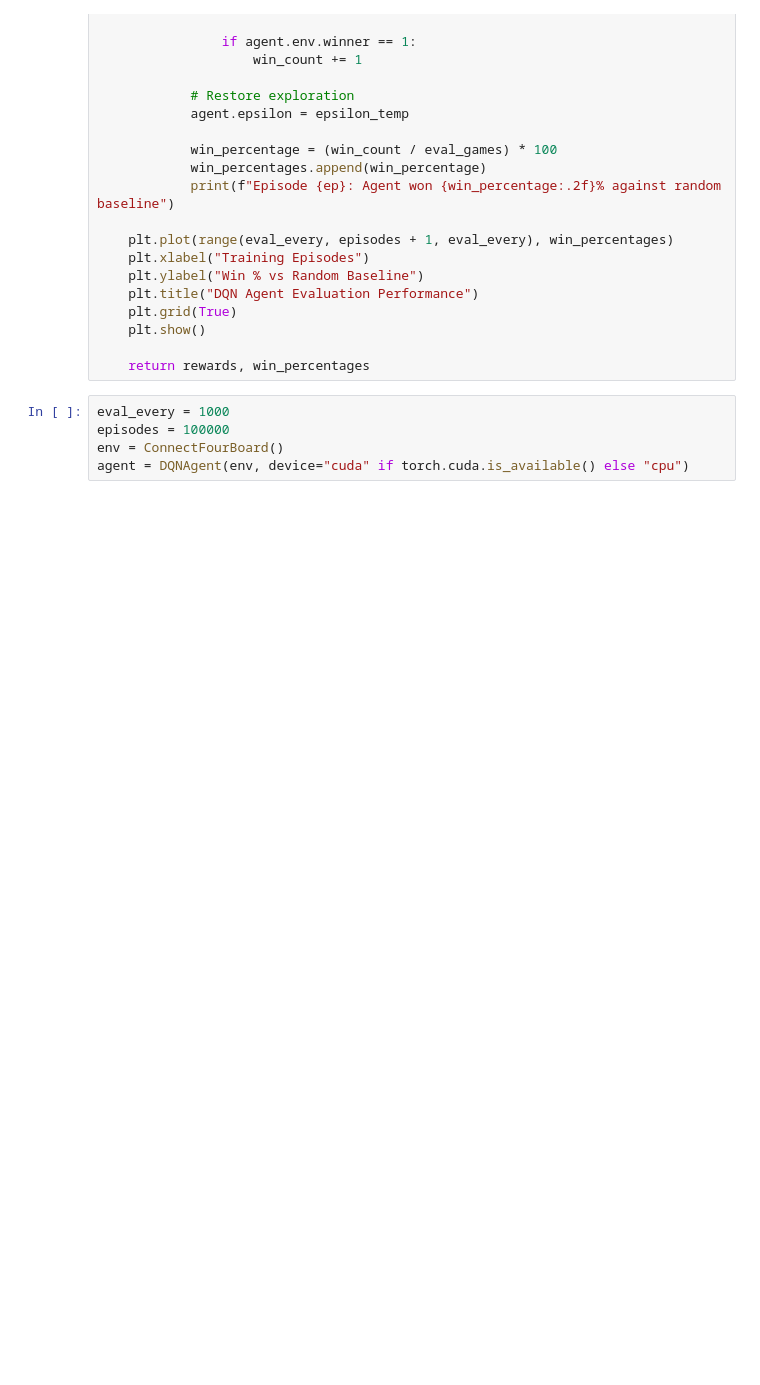
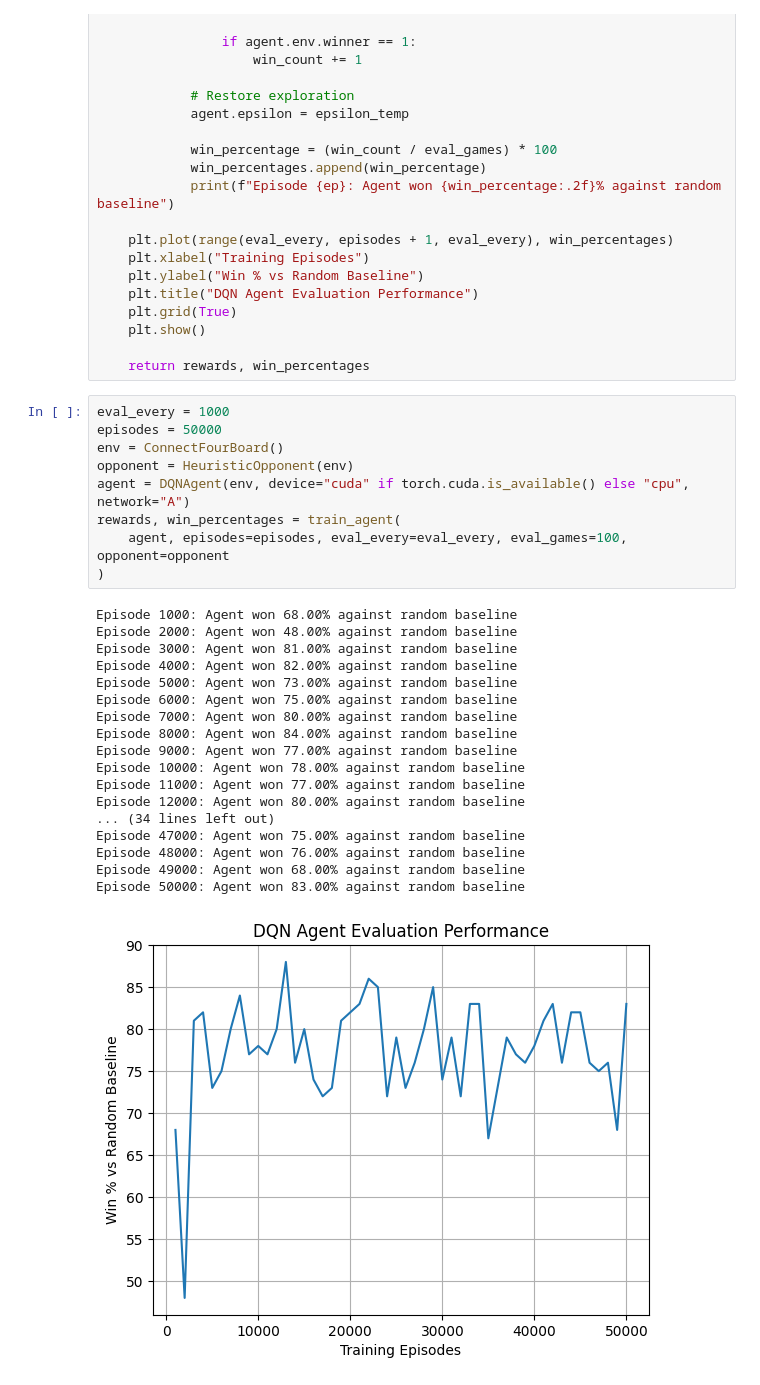
Before and after one commit to Lakshita110/reinforcement-learning, a Jupyter notebook: final_project/smart.ipynb, the cells around one changed output. Saved outputs shown, nothing was run; the diff lists cells and outputs as text; blank space fills up the shorter version.

```diff
--- a/final_project/smart.ipynb
+++ b/final_project/smart.ipynb
@@ -103,6 +107,29 @@ def train_agent(agent, episodes=5000, eval_every=1000, eval_games=100, opponent=
     return rewards, win_percentages
 # %%
 eval_every = 1000
-episodes = 100000
+episodes = 50000
 env = ConnectFourBoard()
-agent = DQNAgent(env, device="cuda" if torch.cuda.is_available() else "cpu")
+opponent = HeuristicOpponent(env)
+agent = DQNAgent(env, device="cuda" if torch.cuda.is_available() else "cpu", network="A")
+rewards, win_percentages = train_agent(
+    agent, episodes=episodes, eval_every=eval_every, eval_games=100, opponent=opponent
+)
+# %% [output]
+Episode 1000: Agent won 68.00% against random baseline
+Episode 2000: Agent won 48.00% against random baseline
+Episode 3000: Agent won 81.00% against random baseline
+Episode 4000: Agent won 82.00% against random baseline
+Episode 5000: Agent won 73.00% against random baseline
+Episode 6000: Agent won 75.00% against random baseline
+Episode 7000: Agent won 80.00% against random baseline
+Episode 8000: Agent won 84.00% against random baseline
+Episode 9000: Agent won 77.00% against random baseline
+Episode 10000: Agent won 78.00% against random baseline
+Episode 11000: Agent won 77.00% against random baseline
+Episode 12000: Agent won 80.00% against random baseline
+... (34 lines left out)
+Episode 47000: Agent won 75.00% against random baseline
+Episode 48000: Agent won 76.00% against random baseline
+Episode 49000: Agent won 68.00% against random baseline
+Episode 50000: Agent won 83.00% against random baseline
+[figure, added]
```
Also changed, not shown: parts of 5 cells of this notebook, 8 other files.
